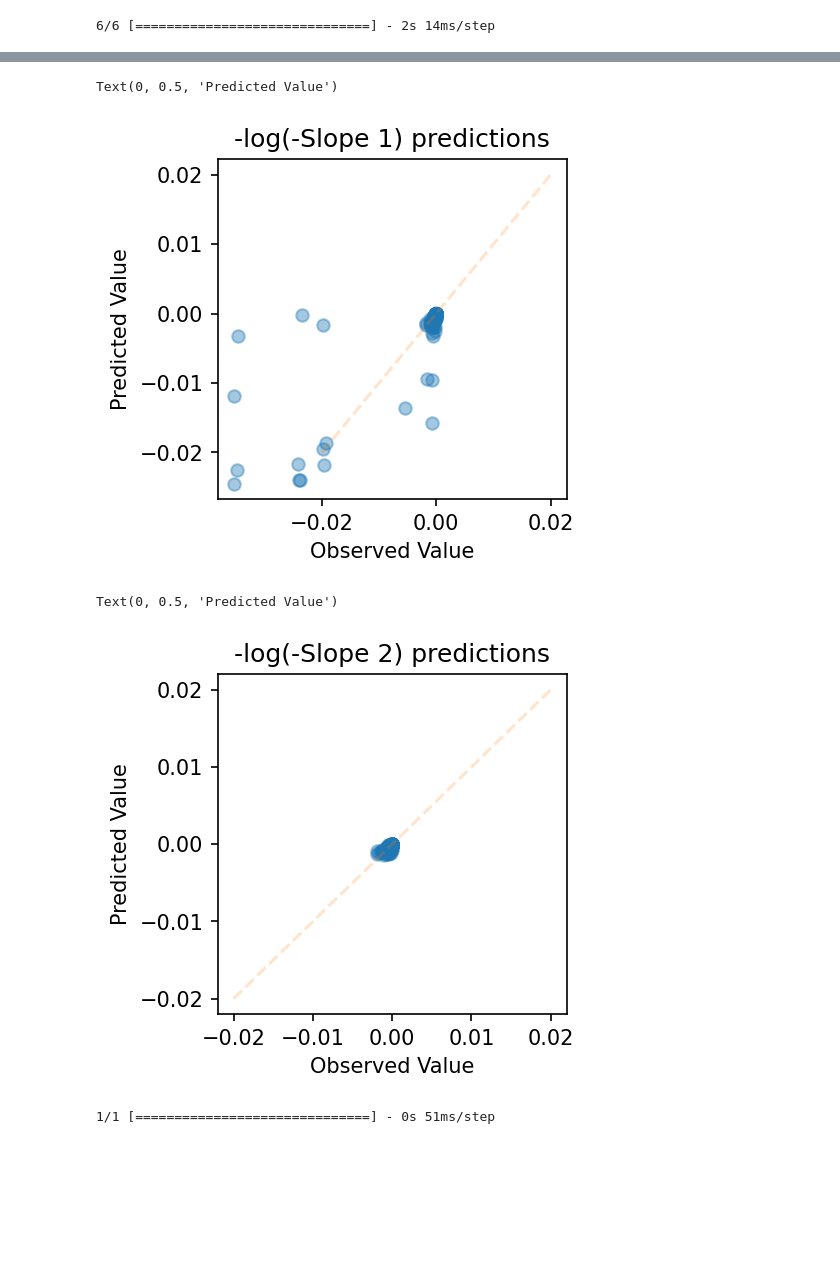
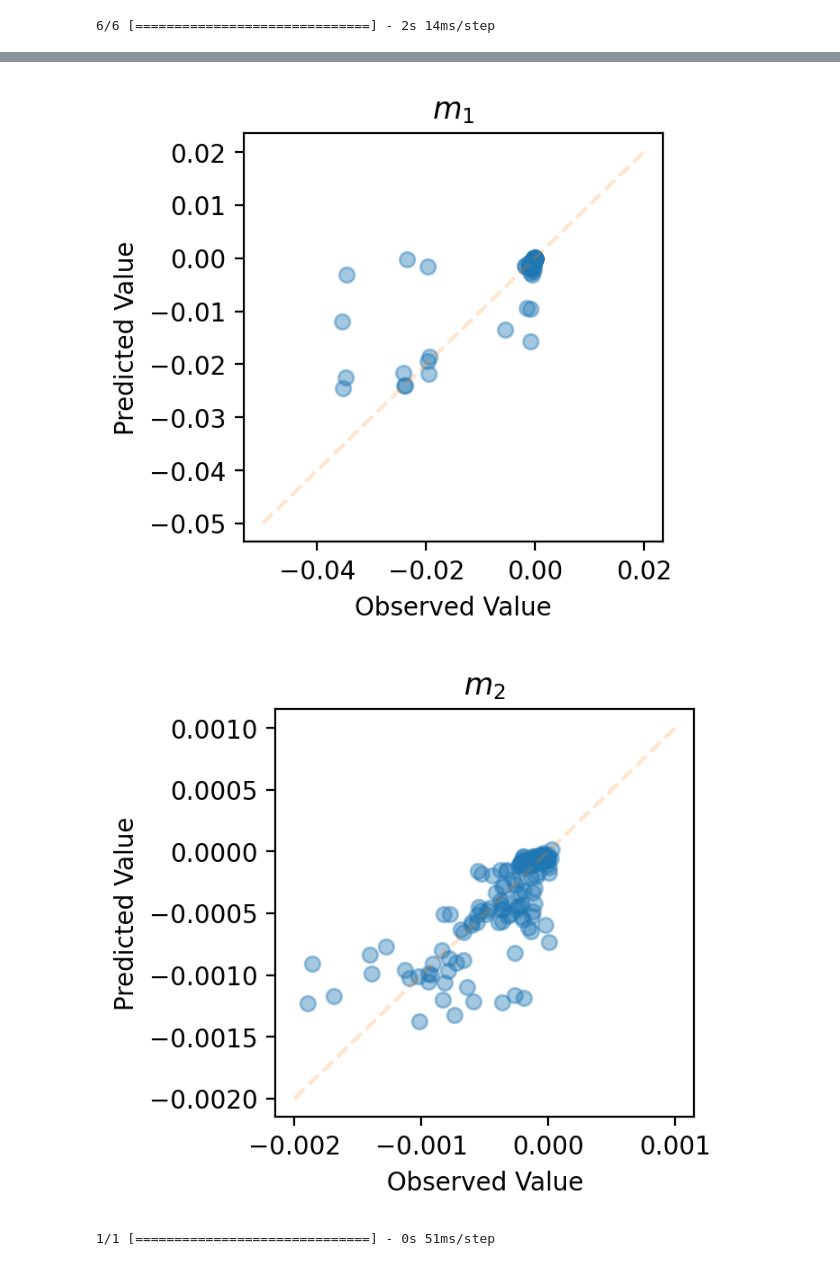
Before and after one commit to TRI-AMDD/bye-cycle, a Jupyter notebook: examples/LFP.ipynb, the cells around one changed output, grey strips where cells are left out. Cells and saved outputs as stored; diff of their text form; code cells hidden in the pictures; blank space fills up the shorter version.

```diff
--- a/examples/LFP.ipynb
+++ b/examples/LFP.ipynb
@@ -701,29 +701,33 @@ plt.legend()
 # %%
 from sklearn.metrics import r2_score
-plt.figure(figsize=(3, 3), dpi=150, facecolor='white')
+plt.figure(figsize=(3, 3), dpi=200, facecolor='white')
 plt.scatter(slopes_test[:,0], Y_hat_test[:,0], alpha=0.4)
 # plt.scatter(-slopes_test[:,0], -Y_hat_test[:,0], alpha=0.4)
 # plt.plot([2,8], [2,8], color='C1', alpha=0.2, linestyle='--')
-plt.plot([-0.02,0.02], [-0.02,0.02], color='C1', alpha=0.2, linestyle='--')
-plt.title(f'-log(-Slope 1) predictions')
+plt.plot([-0.05,0.02], [-0.05,0.02], color='C1', alpha=0.2, linestyle='--')
+plt.title(r'$m_1$')
 plt.xlabel('Observed Value')
 plt.ylabel('Predicted Value')
+plt.savefig(f'img/m1_parity_{cycle_window_size}_window_test_3.png', dpi=400, transparent=False)
 # %% [output]
-Text(0, 0.5, 'Predicted Value')
-[figure, old version]
+[figure, new version]
 # %%
 from sklearn.metrics import r2_score
-plt.figure(figsize=(3, 3), dpi=150, facecolor='white')
+plt.figure(figsize=(3, 3), dpi=200, facecolor='white')
 plt.scatter(slopes_test[:,1], Y_hat_test[:,1], alpha=0.4)
 # plt.scatter(-slopes_test[:,0], -Y_hat_test[:,0], alpha=0.4)
 # plt.plot([2,8], [2,8], color='C1', alpha=0.2, linestyle='--')
-plt.plot([-0.02,0.02], [-0.02,0.02], color='C1', alpha=0.2, linestyle='--')
-plt.title(f'-log(-Slope 2) predictions')
+plt.plot([-0.002,0.001], [-0.002,0.001], color='C1', alpha=0.2, linestyle='--')
+plt.title(r'$m_2$')
 plt.xlabel('Observed Value')
 plt.ylabel('Predicted Value')
+ax=plt.gca()
+plt.savefig(f'img/m2_parity_{cycle_window_size}_window_test_3.png', dpi=400, transparent=False)
+# import matplotlib.ticker as mtick
+# ax.yaxis.set_major_formatter(mtick.FormatStrFormatter('%1.2e'))
+# ax.xaxis.set_major_formatter(mtick.FormatStrFormatter('%1.2e'))
 # %% [output]
-Text(0, 0.5, 'Predicted Value')
-[figure, old version]
+[figure, new version]
 # %%
 # testing on data
 tested_cell = [test_cells[3]]
```
Also changed, not shown: parts of 3 cells of this notebook.
